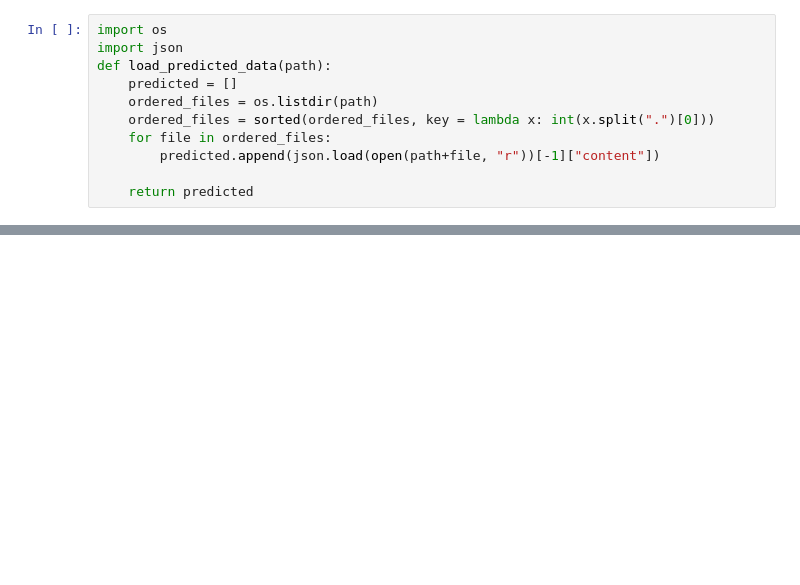
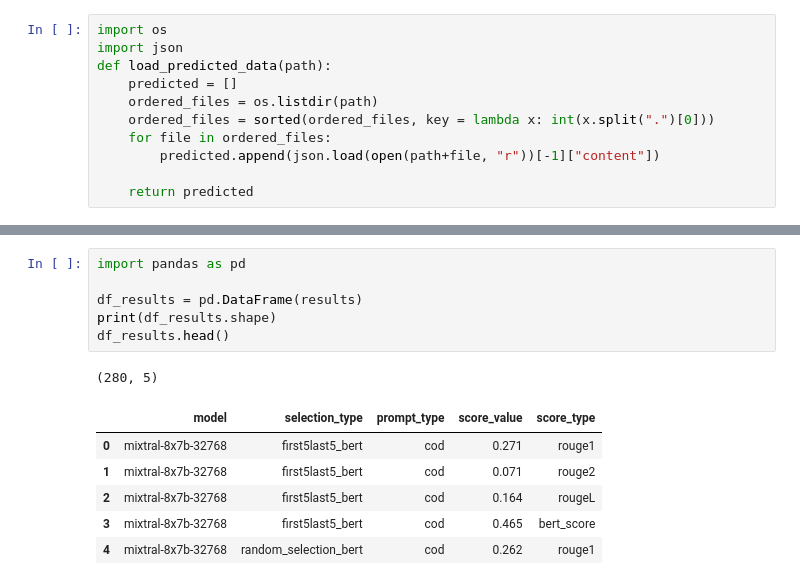
Before and after one commit to Tron404/FACILEX_prototyping_EK, a Jupyter notebook: caselaw_summary/eval.ipynb, the cells around one changed output, grey strips where cells are left out. Drawn from its saved outputs; the diff is of its cells as text; blank space fills up the shorter version.

```diff
--- a/caselaw_summary/eval.ipynb
+++ b/caselaw_summary/eval.ipynb
@@ -89,0 +61,14 @@ plt.show()
+# %%
+import pandas as pd
+
+df_results = pd.DataFrame(results)
+print(df_results.shape)
+df_results.head()
+# %% [output]
+(280, 5)
+|  | model | selection_type | prompt_type | score_value | score_type |
+| 0 | mixtral-8x7b-32768 | first5last5_bert | cod | 0.271 | rouge1 |
+| 1 | mixtral-8x7b-32768 | first5last5_bert | cod | 0.071 | rouge2 |
+| 2 | mixtral-8x7b-32768 | first5last5_bert | cod | 0.164 | rougeL |
+| 3 | mixtral-8x7b-32768 | first5last5_bert | cod | 0.465 | bert_score |
+| 4 | mixtral-8x7b-32768 | random_selection_bert | cod | 0.262 | rouge1 |
```
Also changed, not shown: parts of 7 cells of this notebook, 26 other files.
